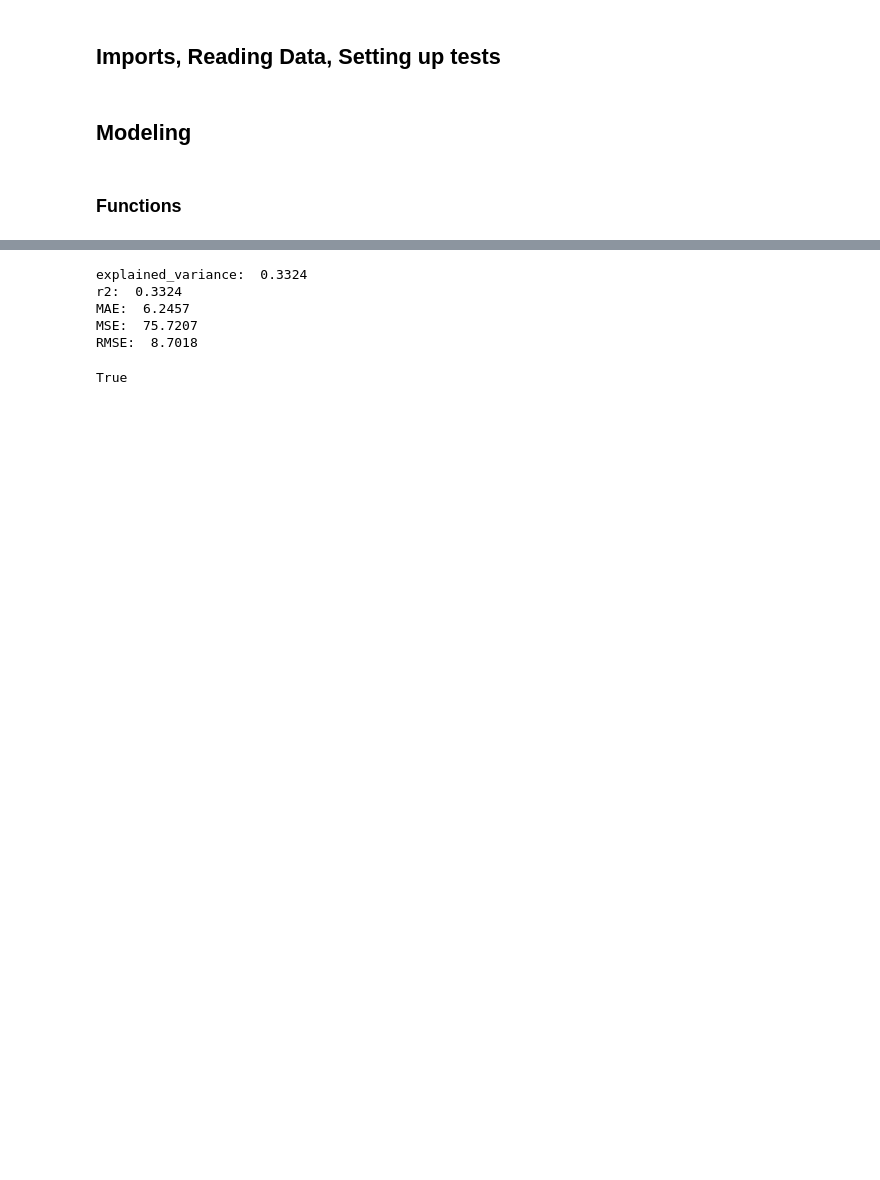
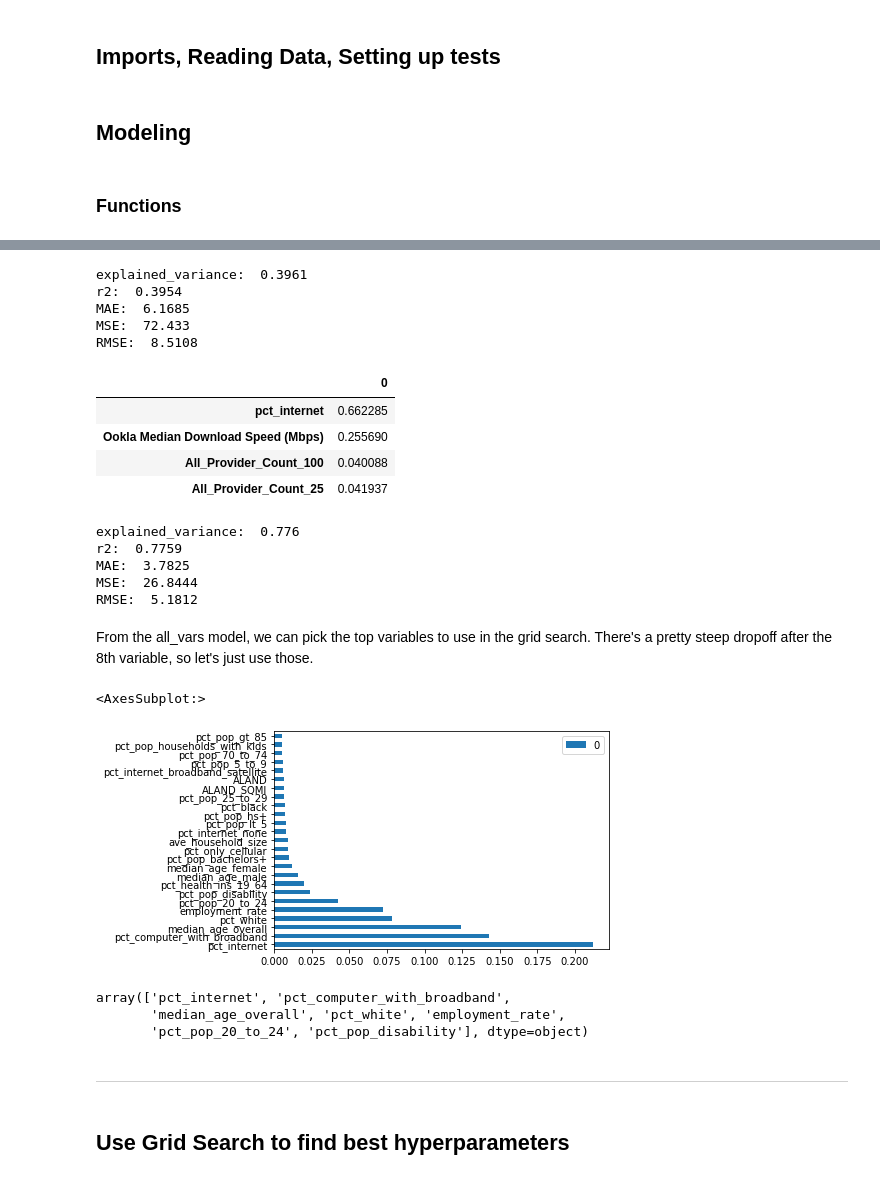
Before and after one commit to jcweaver/broadband-capstone, a Jupyter notebook: notebooks/SE_RandomForest_PovertyRate.ipynb, the cells around one changed output, grey strips where cells are left out. Drawn from its saved outputs; the diff is of its cells as text; code cells hidden in the pictures; blank space fills up the shorter version.

Commit message:
additional modeling notebooks

```diff
--- a/notebooks/SE_RandomForest_PovertyRate.ipynb
+++ b/notebooks/SE_RandomForest_PovertyRate.ipynb
@@ -9,6 +11,6 @@ import sklearn.metrics as metrics
 # %%
-training_data = pd.read_csv('/home/ec2-user/capstone/broadband-capstone/data/broadband_training_2.csv')
-test_data = pd.read_csv('/home/ec2-user/capstone/broadband-capstone/data/broadband_test_2.csv')
+training_data = pd.read_csv('/home/ec2-user/capstone/broadband-capstone/data/broadband_training_bin_1.csv')
+test_data = pd.read_csv('/home/ec2-user/capstone/broadband-capstone/data/broadband_test_bin_1.csv')
 # %%
 #These are taken from the PickingVariables notebook
 
@@ -86,15 +231,19 @@ def regression_results(y_true, y_pred):
 poverty_rate_train = np.array(training_data['poverty_rate'])
 poverty_rate_test = np.array(test_data['poverty_rate'])
 
-def poverty_rf_model(train_df, test_df, variable_list):
+def poverty_rf_model(train_df,
+                     test_df,
+                     variable_list,
+                     poverty_rate_train = poverty_rate_train,
+                     poverty_rate_test = poverty_rate_test):
     train_variables = np.array(train_df[variable_list])
     test_variables = np.array(test_df[variable_list])
 
-    model = RandomForestRegressor(n_estimators = 10, random_state = 42).fit(train_variables, poverty_rate_train)
+    model = RandomForestRegressor(n_estimators = 100, random_state = 42).fit(train_variables, poverty_rate_train)
     predicted = model.predict(test_variables)
 
     regression_results(poverty_rate_test, predicted)
-    return True
+    return pd.DataFrame(model.feature_importances_, index = variable_list).sort_values(by=0,ascending = False)
 # %%
 poverty_rf_model(training_data, test_data, all_broadband_variables)
 # %% [output]
@@ -125,9 +306,36 @@ True
 # %%
 poverty_rf_model(training_data, test_data, small_covariance_med_corr)
 # %% [output]
-explained_variance:  0.3324
-r2:  0.3324
-MAE:  6.2457
-MSE:  75.7207
-RMSE:  8.7018
+explained_variance:  0.3961
+r2:  0.3954
+MAE:  6.1685
+MSE:  72.433
+RMSE:  8.5108
-True
+|  | 0 |
+| pct_internet | 0.662285 |
+| Ookla Median Download Speed (Mbps) | 0.255690 |
+| All_Provider_Count_100 | 0.040088 |
+| All_Provider_Count_25 | 0.041937 |
+# %%
+feature_importance_all_vars = poverty_rf_model(training_data,
+                                               test_data,
+                                               all_vars)
+# %% [output]
+explained_variance:  0.776
+r2:  0.7759
+MAE:  3.7825
+MSE:  26.8444
+RMSE:  5.1812
+# %% [markdown]
+From the all_vars model, we can pick the top variables to use in the grid search. There's a pretty steep dropoff after the 8th variable, so let's just use those.
+# %%
+feature_importance_all_vars.head(25).plot.barh()
+# %% [output]
+<AxesSubplot:>
+[figure, added]
+# %%
+feature_importance_all_vars.head(7).index.values
+# %% [output]
+array(['pct_internet', 'pct_computer_with_broadband',
+       'median_age_overall', 'pct_white', 'employment_rate',
+       'pct_pop_20_to_24', 'pct_pop_disability'], dtype=object)
@@ -133,0 +350,4 @@ True
+# %% [markdown]
+---
+# %% [markdown]
+## Use Grid Search to find best hyperparameters
```
Also changed, not shown: parts of 12 cells of this notebook, 4 other files.
